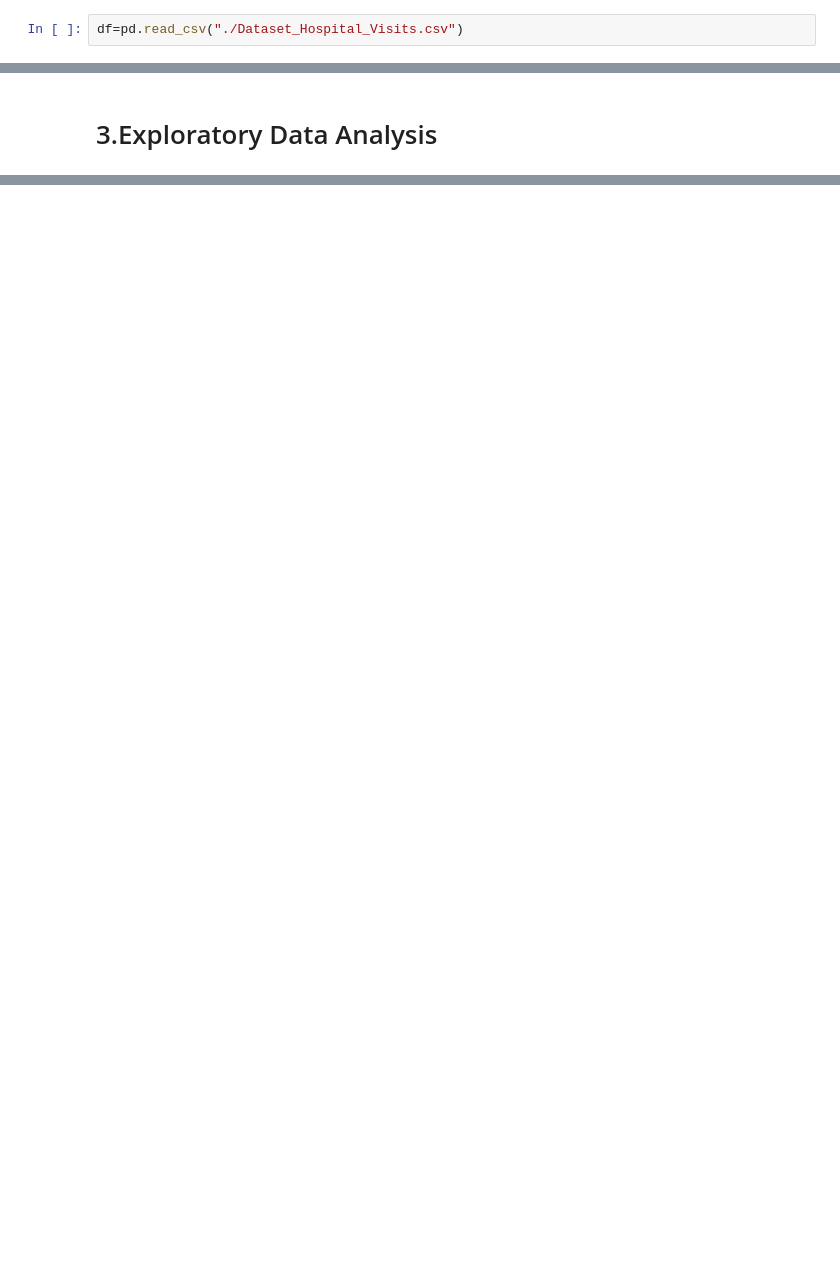
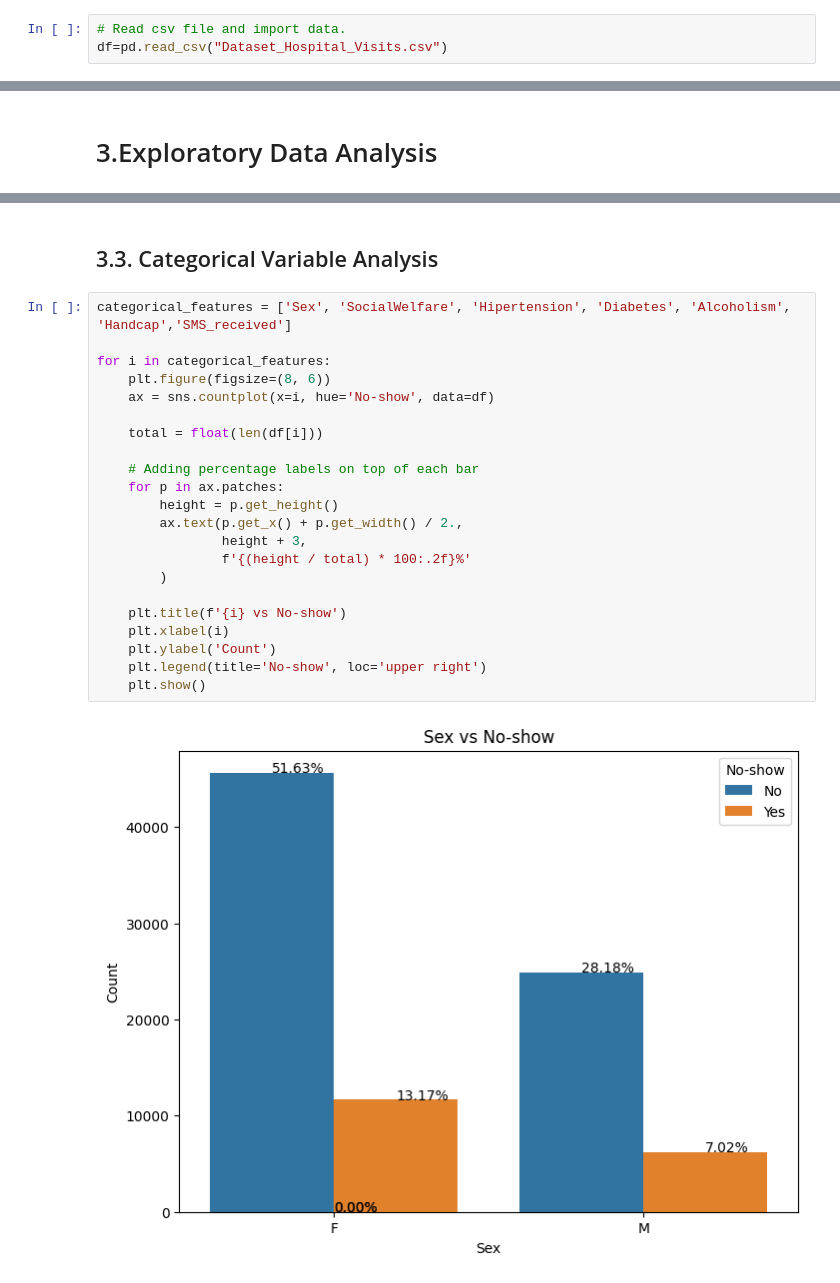
Before and after one commit to kiraduske/DataScience_project, a Jupyter notebook: Data Science Project.ipynb, the cells around one changed output, grey strips where cells are left out. Drawn from its saved outputs; the diff is of its cells as text; blank space fills up the shorter version.

Commit message:
Add improvements on data prep, and implement model building

```diff
--- a/Data Science Project.ipynb
+++ b/Data Science Project.ipynb
@@ -8,2 +60,3 @@ import seaborn as sns
 # %%
-df=pd.read_csv("./Dataset_Hospital_Visits.csv")
+# Read csv file and import data.
+df=pd.read_csv("Dataset_Hospital_Visits.csv")
@@ -13,0 +207,26 @@ df=pd.read_csv("./Dataset_Hospital_Visits.csv")
+# %% [markdown]
+## 3.3. Categorical Variable Analysis
+# %%
+categorical_features = ['Sex', 'SocialWelfare', 'Hipertension',	'Diabetes',	'Alcoholism', 'Handcap','SMS_received']
+
+for i in categorical_features:
+    plt.figure(figsize=(8, 6))
+    ax = sns.countplot(x=i, hue='No-show', data=df)
+
+    total = float(len(df[i]))
+
+    # Adding percentage labels on top of each bar
+    for p in ax.patches:
+        height = p.get_height()
+        ax.text(p.get_x() + p.get_width() / 2.,
+                height + 3,
+                f'{(height / total) * 100:.2f}%'
+        )
+
+    plt.title(f'{i} vs No-show')
+    plt.xlabel(i)
+    plt.ylabel('Count')
+    plt.legend(title='No-show', loc='upper right')
+    plt.show()
+# %% [output]
+[figure, added]
```
Also changed, not shown: parts of 65 cells of this notebook.
